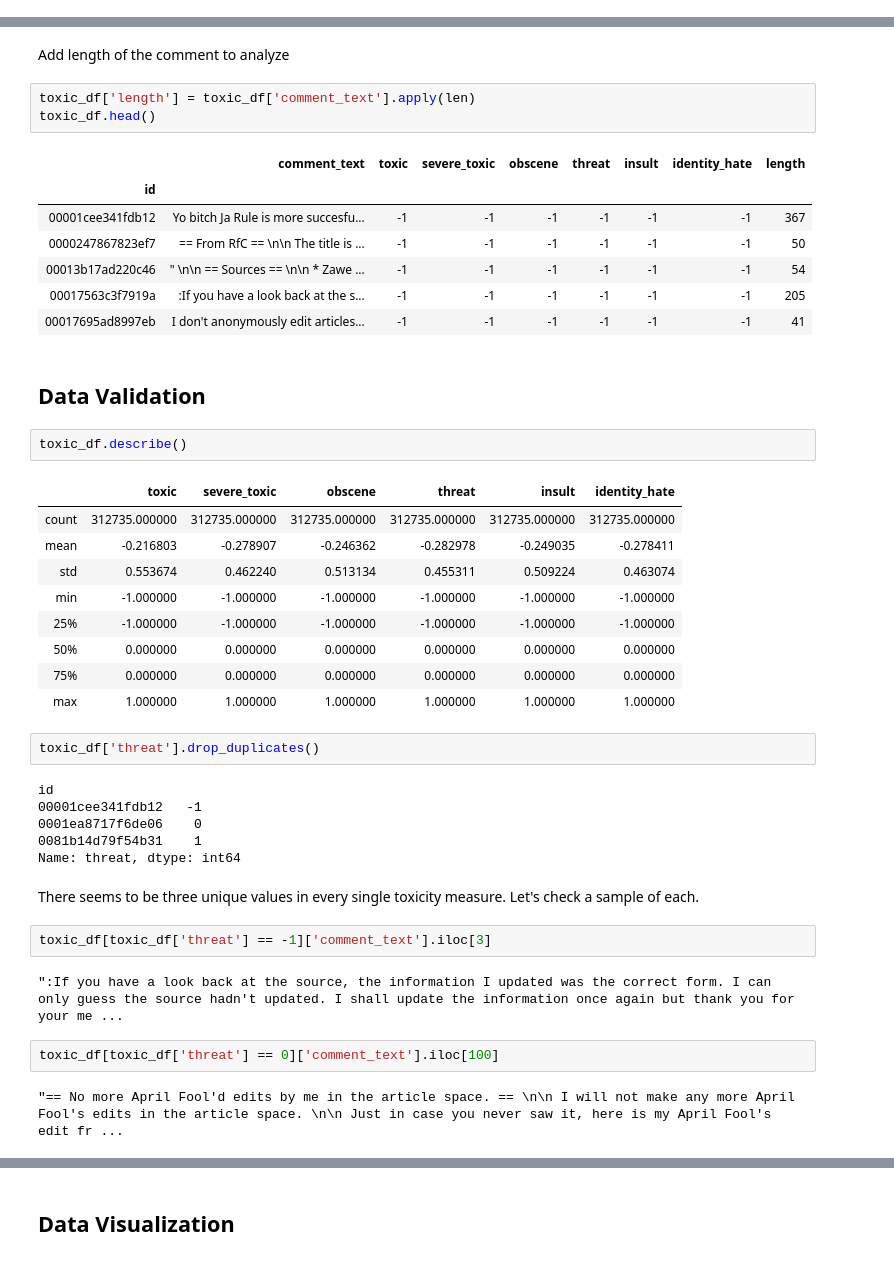
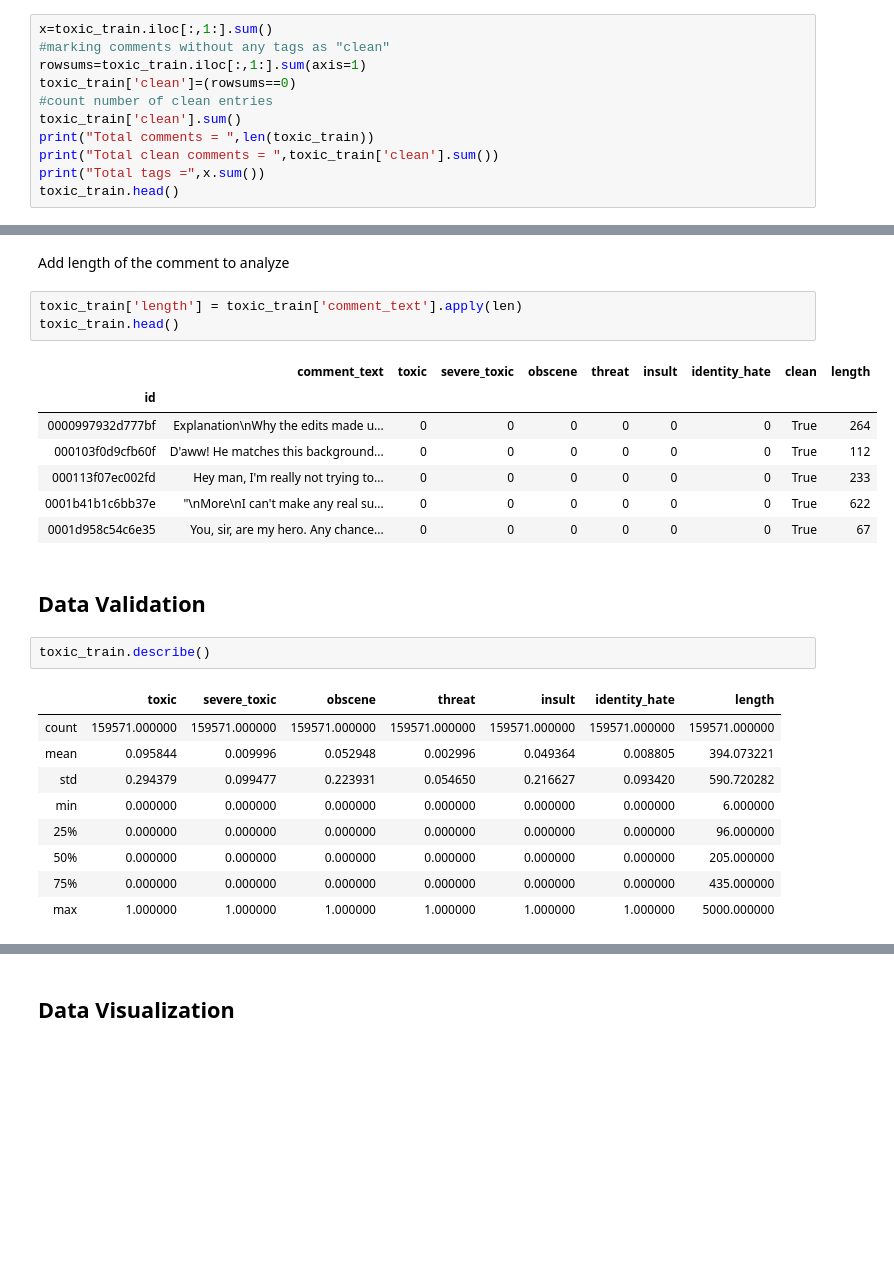
Before and after one commit to nyomie/Springboard, a Jupyter notebook: datasets/toxic comment/Toxic Comment EDA.ipynb, the cells around one changed output, grey strips where cells are left out. Cells and saved outputs as stored; diff of their text form; blank space fills up the shorter version.

```diff
--- a/datasets/toxic comment/Toxic Comment EDA.ipynb
+++ b/datasets/toxic comment/Toxic Comment EDA.ipynb
@@ -84,0 +125,11 @@ plt.show()
+# %%
+x=toxic_train.iloc[:,1:].sum()
+#marking comments without any tags as "clean"
+rowsums=toxic_train.iloc[:,1:].sum(axis=1)
+toxic_train['clean']=(rowsums==0)
+#count number of clean entries
+toxic_train['clean'].sum()
+print("Total comments = ",len(toxic_train))
+print("Total clean comments = ",toxic_train['clean'].sum())
+print("Total tags =",x.sum())
+toxic_train.head()
@@ -85,45 +147,27 @@ plt.show()
 # %% [markdown]
 Add length of the comment to analyze
 # %%
-toxic_df['length'] = toxic_df['comment_text'].apply(len)
-toxic_df.head()
+toxic_train['length'] = toxic_train['comment_text'].apply(len)
+toxic_train.head()
 # %% [output]
-|  | comment_text | toxic | severe_toxic | obscene | threat | insult | identity_hate | length |
-| id |  |  |  |  |  |  |  |  |
-| 00001cee341fdb12 | Yo bitch Ja Rule is more succesfu... | -1 | -1 | -1 | -1 | -1 | -1 | 367 |
-| 0000247867823ef7 | == From RfC == \n\n The title is ... | -1 | -1 | -1 | -1 | -1 | -1 | 50 |
-| 00013b17ad220c46 | " \n\n == Sources == \n\n * Zawe ... | -1 | -1 | -1 | -1 | -1 | -1 | 54 |
-| 00017563c3f7919a | :If you have a look back at the s... | -1 | -1 | -1 | -1 | -1 | -1 | 205 |
-| 00017695ad8997eb | I don't anonymously edit articles... | -1 | -1 | -1 | -1 | -1 | -1 | 41 |
+|  | comment_text | toxic | severe_toxic | obscene | threat | insult | identity_hate | clean | length |
+| id |  |  |  |  |  |  |  |  |  |
+| 0000997932d777bf | Explanation\nWhy the edits made u... | 0 | 0 | 0 | 0 | 0 | 0 | True | 264 |
+| 000103f0d9cfb60f | D'aww! He matches this background... | 0 | 0 | 0 | 0 | 0 | 0 | True | 112 |
+| 000113f07ec002fd | Hey man, I'm really not trying to... | 0 | 0 | 0 | 0 | 0 | 0 | True | 233 |
+| 0001b41b1c6bb37e | "\nMore\nI can't make any real su... | 0 | 0 | 0 | 0 | 0 | 0 | True | 622 |
+| 0001d958c54c6e35 | You, sir, are my hero. Any chance... | 0 | 0 | 0 | 0 | 0 | 0 | True | 67 |
 # %% [markdown]
 ## Data Validation
 # %%
-toxic_df.describe()
+toxic_train.describe()
 # %% [output]
-|  | toxic | severe_toxic | obscene | threat | insult | identity_hate |
-| count | 312735.000000 | 312735.000000 | 312735.000000 | 312735.000000 | 312735.000000 | 312735.000000 |
-| mean | -0.216803 | -0.278907 | -0.246362 | -0.282978 | -0.249035 | -0.278411 |
-| std | 0.553674 | 0.462240 | 0.513134 | 0.455311 | 0.509224 | 0.463074 |
-| min | -1.000000 | -1.000000 | -1.000000 | -1.000000 | -1.000000 | -1.000000 |
-| 25% | -1.000000 | -1.000000 | -1.000000 | -1.000000 | -1.000000 | -1.000000 |
-| 50% | 0.000000 | 0.000000 | 0.000000 | 0.000000 | 0.000000 | 0.000000 |
-| 75% | 0.000000 | 0.000000 | 0.000000 | 0.000000 | 0.000000 | 0.000000 |
-| max | 1.000000 | 1.000000 | 1.000000 | 1.000000 | 1.000000 | 1.000000 |
+|  | toxic | severe_toxic | obscene | threat | insult | identity_hate | length |
+| count | 159571.000000 | 159571.000000 | 159571.000000 | 159571.000000 | 159571.000000 | 159571.000000 | 159571.000000 |
+| mean | 0.095844 | 0.009996 | 0.052948 | 0.002996 | 0.049364 | 0.008805 | 394.073221 |
+| std | 0.294379 | 0.099477 | 0.223931 | 0.054650 | 0.216627 | 0.093420 | 590.720282 |
+| min | 0.000000 | 0.000000 | 0.000000 | 0.000000 | 0.000000 | 0.000000 | 6.000000 |
+| 25% | 0.000000 | 0.000000 | 0.000000 | 0.000000 | 0.000000 | 0.000000 | 96.000000 |
+| 50% | 0.000000 | 0.000000 | 0.000000 | 0.000000 | 0.000000 | 0.000000 | 205.000000 |
+| 75% | 0.000000 | 0.000000 | 0.000000 | 0.000000 | 0.000000 | 0.000000 | 435.000000 |
+| max | 1.000000 | 1.000000 | 1.000000 | 1.000000 | 1.000000 | 1.000000 | 5000.000000 |
-# %%
-toxic_df['threat'].drop_duplicates()
-# %% [output]
-id
-00001cee341fdb12   -1
-0001ea8717f6de06    0
-0081b14d79f54b31    1
-Name: threat, dtype: int64
-# %% [markdown]
-There seems to be three unique values in every single toxicity measure. Let's check a sample of each.
-# %%
-toxic_df[toxic_df['threat'] == -1]['comment_text'].iloc[3]
-# %% [output]
-":If you have a look back at the source, the information I updated was the correct form. I can only guess the source hadn't updated. I shall update the information once again but thank you for your me ...
-# %%
-toxic_df[toxic_df['threat'] == 0]['comment_text'].iloc[100]
-# %% [output]
-"== No more April Fool'd edits by me in the article space. == \n\n I will not make any more April Fool's edits in the article space. \n\n Just in case you never saw it, here is my April Fool's edit fr ...
```
Also changed, not shown: parts of 34 cells of this notebook, 21 other files.
